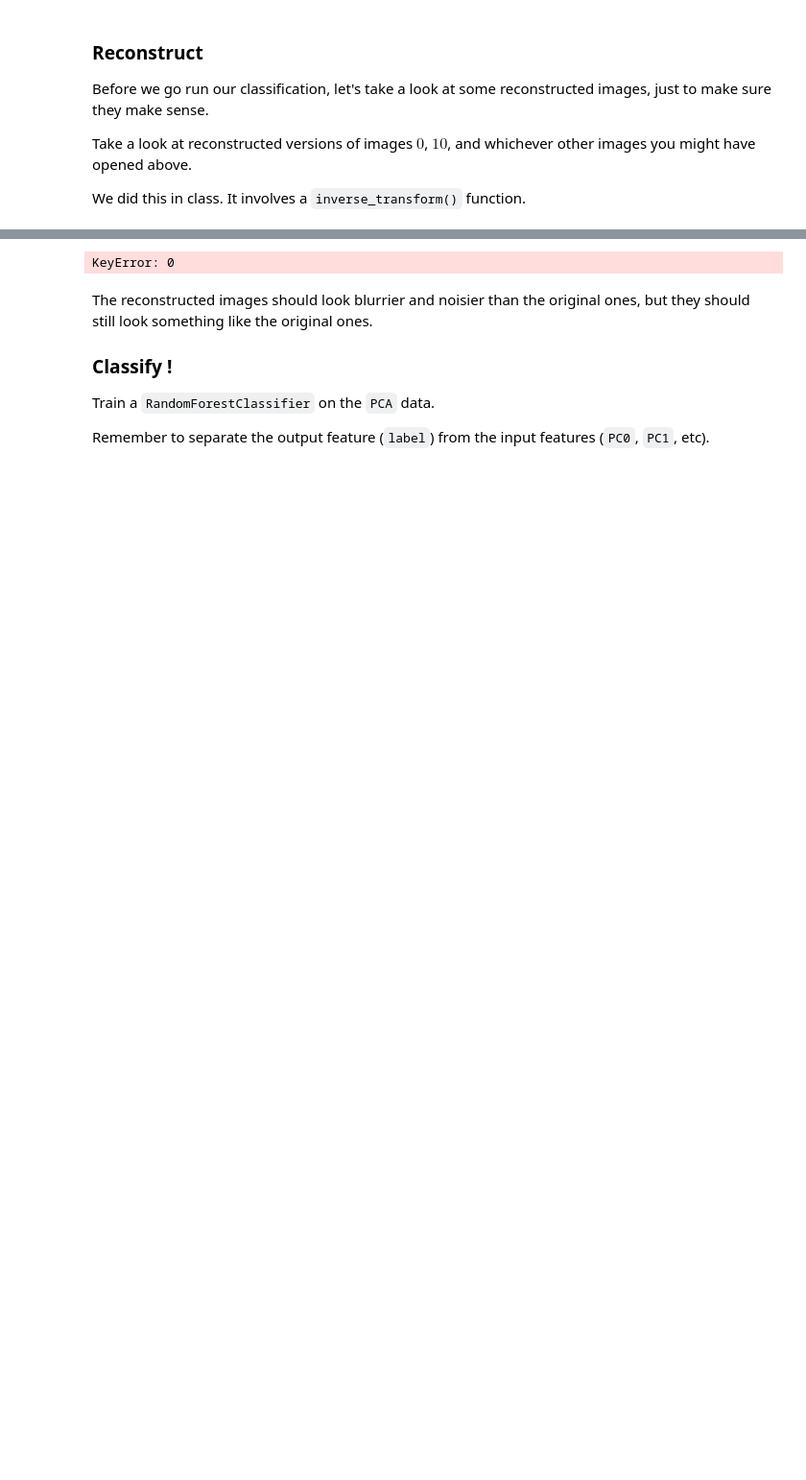
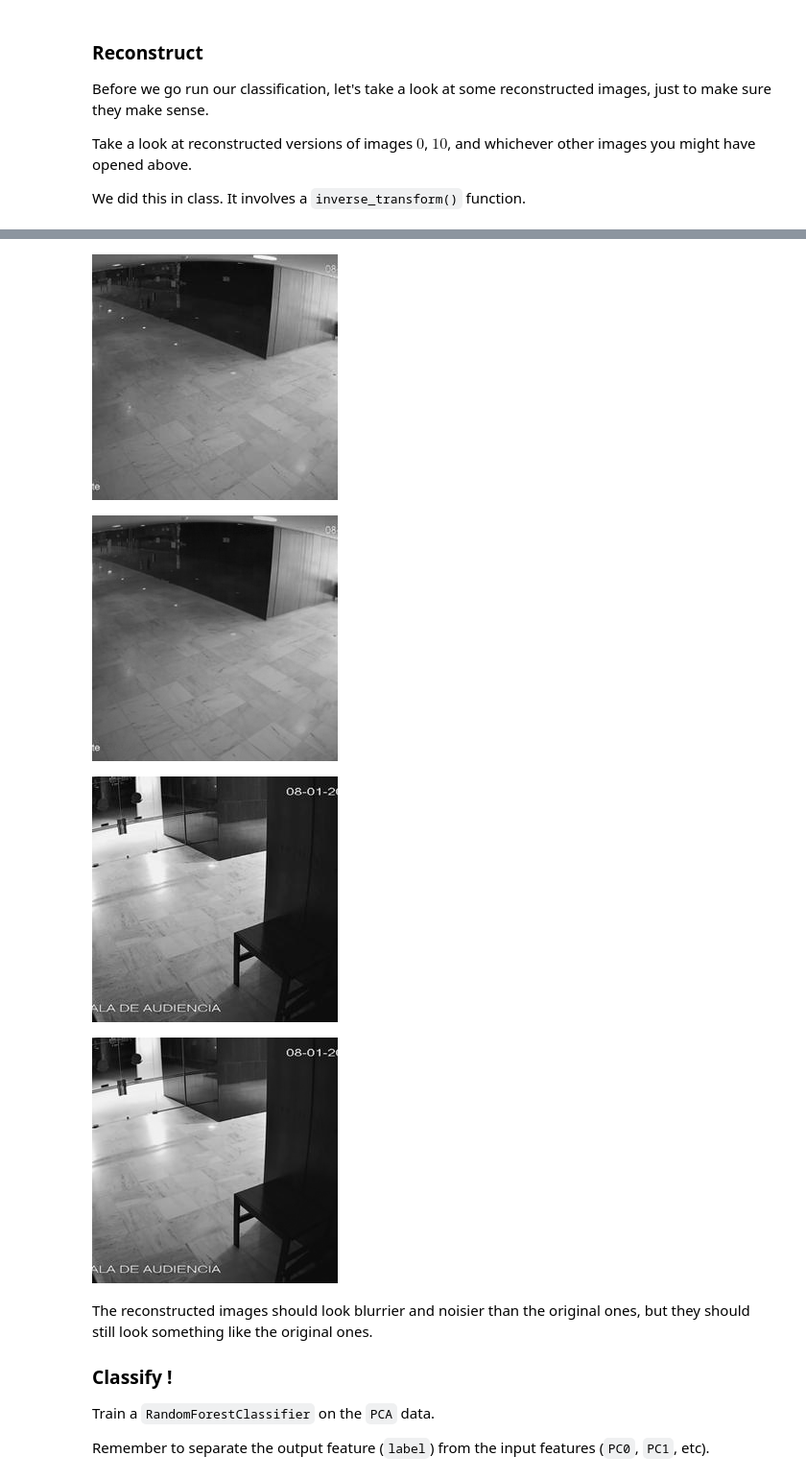
Before and after one commit to IntrotoML9103/HW_09, a Jupyter notebook: HW09.ipynb, the cells around one changed output, grey strips where cells are left out. Shown at 96% size. Cells and saved outputs as stored; diff of their text form; code cells hidden in the pictures; blank space fills up the shorter version.

```diff
--- a/HW09.ipynb
+++ b/HW09.ipynb
@@ -477,16 +504,18 @@ We did this in class. It involves a `inverse_transform()` function.
 # %%
 # TODO: reconstruct image at index 0
-reconstructed_pixels_0 = pca.inverse_transform(cam_pca_df[0])
-display(make_image(pixel_data[0], width=92))
-display(make_image(reconstructed_pixels_0, width=92))
+reconstructed_pixels_0 = pca.inverse_transform(cam_pca_df.iloc[0].drop("label"))
+display(make_image(pixel_data[0]))
+display(make_image(reconstructed_pixels_0.values))
 
 # TODO: reconstruct image at index 10
-reconstructed_pixels_10 = pca.inverse_transform(cam_pca_df[10])
-
-display(make_image(pixel_data[10], width=92))
-display(make_image(reconstructed_pixels_10, width=92))
+reconstructed_pixels_10 = pca.inverse_transform(cam_pca_df.iloc[10].drop("label"))
+display(make_image(pixel_data[10]))
+display(make_image(reconstructed_pixels_10.values))
 # %% [output]
-KeyError: 0
+[figure, added]
+[figure, added]
+[figure, added]
+[figure, added]
 # %% [markdown]
 The reconstructed images should look blurrier and noisier than the original ones, but they should still look something like the original ones.
 
```
Also changed, not shown: parts of 19 cells of this notebook.
